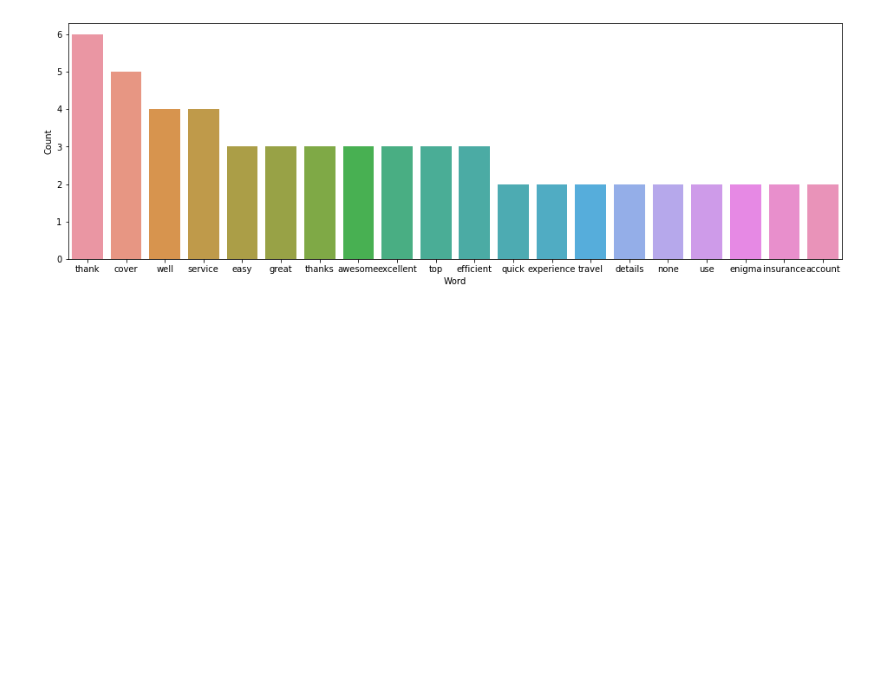
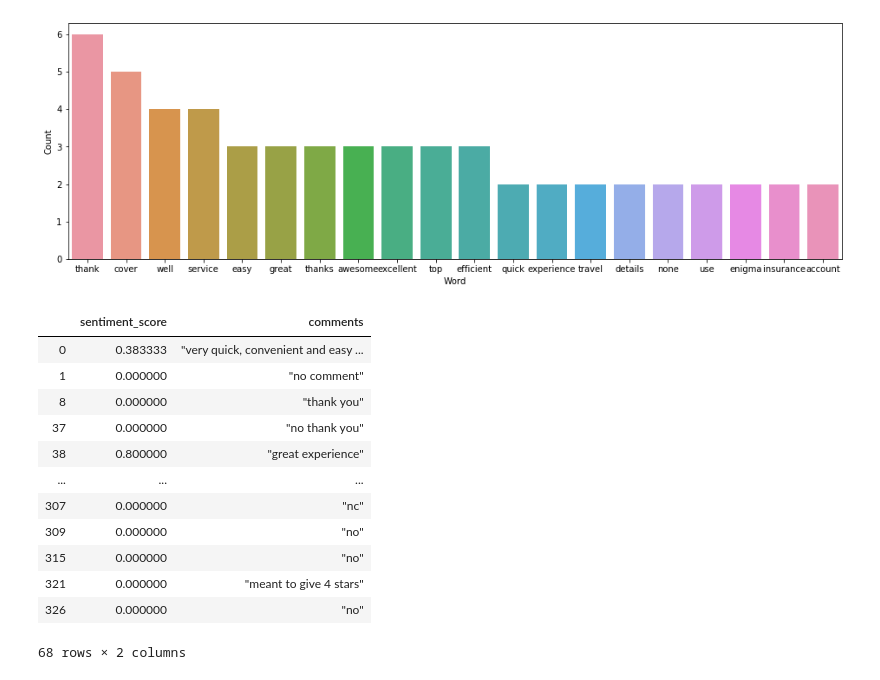
Before and after one commit to ThePhiri/ProjectAkili, a Jupyter notebook: data_exploration.ipynb, the cells around one changed output. Saved outputs shown, nothing was run; the diff lists cells and outputs as text; code cells hidden in the pictures; blank space fills up the shorter version.

```diff
--- a/data_exploration.ipynb
+++ b/data_exploration.ipynb
@@ -79,8 +79,8 @@ comments_df.head(10)
 | 57 | "no" | "4" |
 | 60 | "we are traveling to phuket as we... | "4" |
 # %%
-tokenized_comment = comments_df['comments'].apply(word_tokenize)
-tokenized_comment.head()
+comments_df['tokenized'] = comments_df['comments'].apply(word_tokenize)
+comments_df['tokenized'].head()
 # %% [output]
 0     [``, very, quick, ,, convenient, and, easy, -,...
 1                                 [``, no, comment, '']
@@ -122,0 +139,17 @@ fig.savefig('data/images/' + filename + '.png')
+# %%
+comments_df['sentiment_score'] = comments_df['filtered_comments'].apply(senti)
+comments_df[['sentiment_score','comments']]
+# %% [output]
+|  | sentiment_score | comments |
+| 0 | 0.383333 | "very quick, convenient and easy ... |
+| 1 | 0.000000 | "no comment" |
+| 8 | 0.000000 | "thank you" |
+| 37 | 0.000000 | "no thank you" |
+| 38 | 0.800000 | "great experience" |
+| ... | ... | ... |
+| 307 | 0.000000 | "nc" |
+| 309 | 0.000000 | "no" |
+| 315 | 0.000000 | "no" |
+| 321 | 0.000000 | "meant to give 4 stars" |
+| 326 | 0.000000 | "no" |
+68 rows × 2 columns
```
Also changed, not shown: parts of 8 cells of this notebook.
